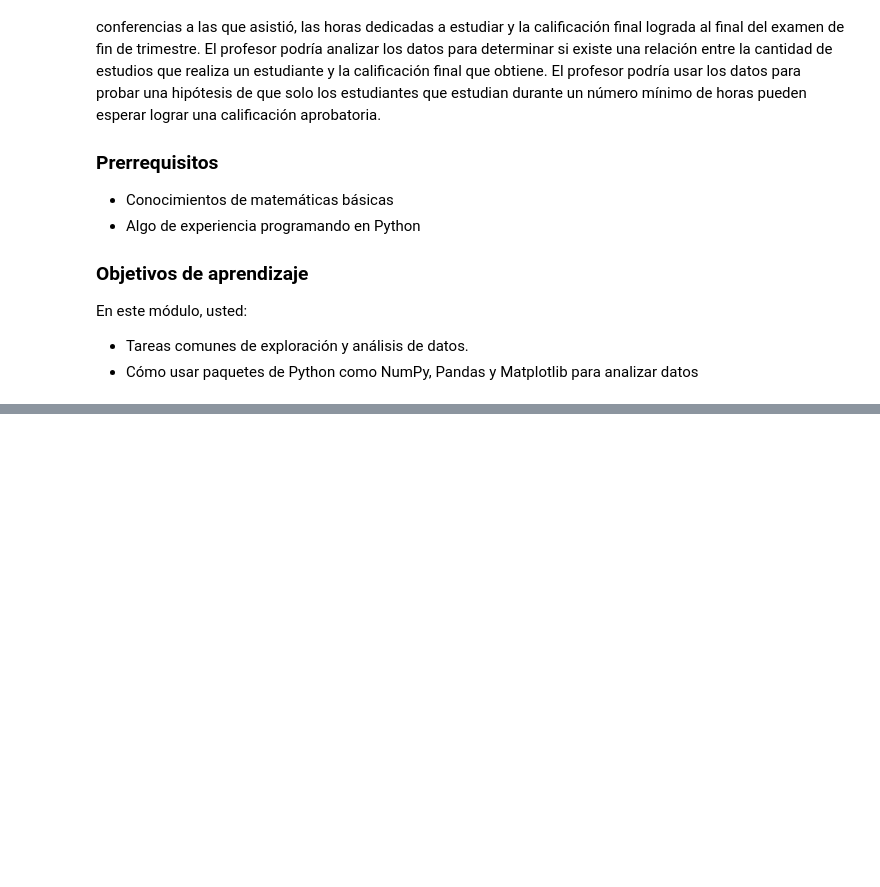
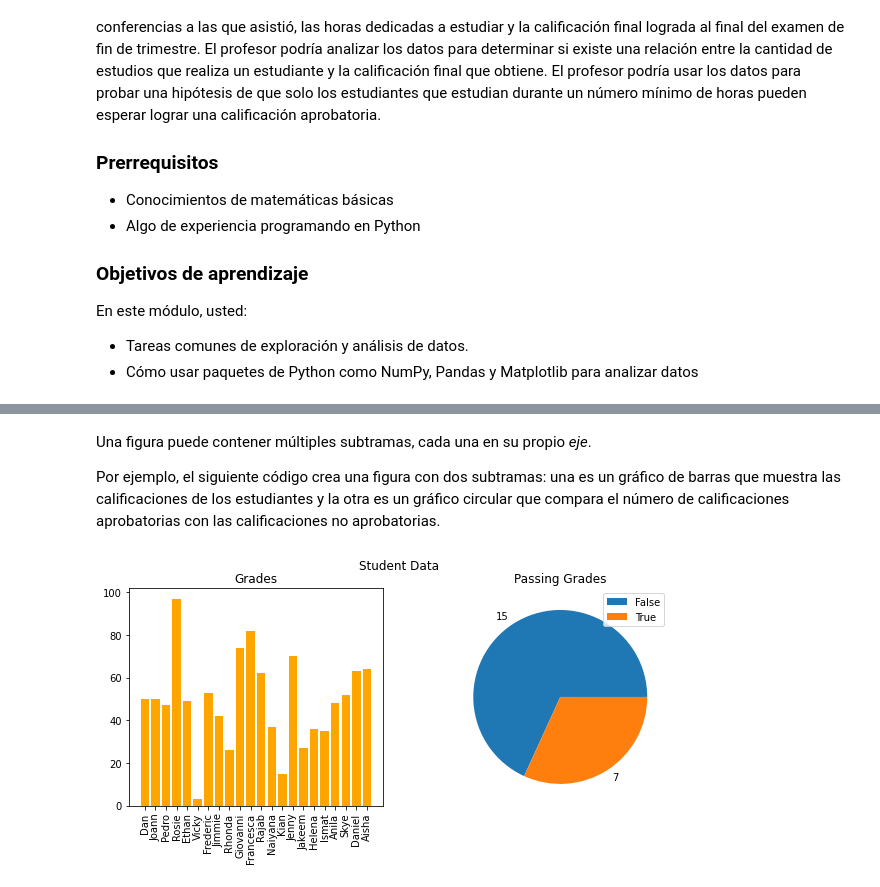
Before and after one commit to AndreaJuarez/Extraccion-de-conocimientos-de-bases-de-datos, a Jupyter notebook: Explore_and_Analyse_with_Python.ipynb, the cells around one changed output, grey strips where cells are left out. Saved outputs shown, nothing was run; the diff lists cells and outputs as text; code cells hidden in the pictures; blank space fills up the shorter version.

```diff
--- a/Explore_and_Analyse_with_Python.ipynb
+++ b/Explore_and_Analyse_with_Python.ipynb
@@ -40,0 +665,26 @@ Los blocs de notas jupyter son una forma popular de ejecutar scripts básicos ut
+# %% [markdown]
+Una figura puede contener múltiples subtramas, cada una en su propio *eje*.
+
+Por ejemplo, el siguiente código crea una figura con dos subtramas: una es un gráfico de barras que muestra las calificaciones de los estudiantes y la otra es un gráfico circular que compara el número de calificaciones aprobatorias con las calificaciones no aprobatorias.
+# %%
+# Cree una figura para 2 subparcelas (1 fila, 2 columnas)
+fig, ax = plt.subplots(1, 2, figsize = (10,4))
+
+# Cree una gráfica de barras de nombre vs grado en el primer eje
+ax[0].bar(x=df_students.Name, height=df_students.Grade, color='orange')
+ax[0].set_title('Grades')
+ax[0].set_xticklabels(df_students.Name, rotation=90)
+
+# Cree un gráfico circular de recuentos de pases en el segundo eje
+pass_counts = df_students['Pass'].value_counts()
+ax[1].pie(pass_counts, labels=pass_counts)
+ax[1].set_title('Passing Grades')
+ax[1].legend(pass_counts.keys().tolist())
+
+# Agrega un título a la figura
+fig.suptitle('Student Data')
+
+# Muestra la figura
+fig.show()
+# %% [output]
+[figure, added]
```
Also changed, not shown: parts of 128 cells of this notebook.
